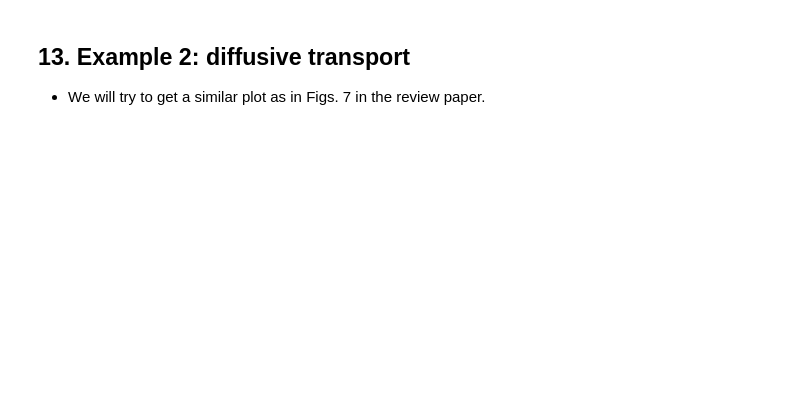
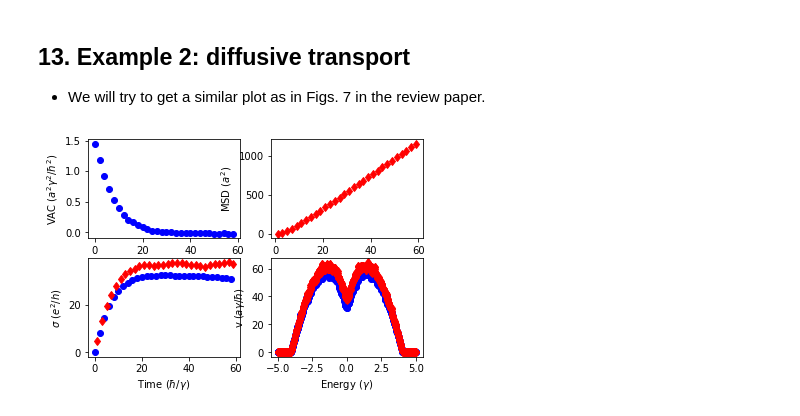
Before and after one commit to brucefan1983/LSQT-Jupyter, a Jupyter notebook: LSQT.ipynb, the cells around one changed output. Cells and saved outputs as stored; diff of their text form; code cells hidden in the pictures; blank space fills up the shorter version.

```diff
--- a/LSQT.ipynb
+++ b/LSQT.ipynb
@@ -388,3 +388,51 @@ plt.show()
 # %% [markdown]
 ## 13. Example 2: diffusive transport
 * We will try to get a similar plot as in Figs. 7 in the review paper.
+# %%
+# (1) Prepare some parameters
+Nx = 20000                         # length
+Ny = 50                            # width
+W = 1.0                            # disordered
+E_max = 5.1                        # energy scaling factor
+M = 1000                           # number of Chebyshev moments
+E = np.linspace(-5, 5, num = 1001) # energy points
+Nt = 30                            # number of time steps
+dt = np.ones(Nt) * 2.0             # time steps
+t_VAC = np.arange(0.0, 60.0, 2.0)  # time for VAC
+t_MSD = t_VAC + 1.0                # time for MSD
+
+# (2) Calculate physical quantities
+H, V = find_H(Nx, Ny, W)                        # Hamiltonian and velocity
+phi = create_state(Nx * Ny)                     # initial random vector
+DOS = find_dos(M, E_max, E/E_max, H/E_max, phi) # DOS
+VAC, sigma_from_VAC = find_vac(M, E_max, dt*E_max, E/E_max, H/E_max, V, phi, DOS)
+MSD, sigma_from_MSD = find_msd(M, E_max, dt*E_max, E/E_max, H/E_max, V/E_max, phi, DOS)
+
+# (3) Plot a similar figure as in Fig. 7 in the review paper
+plt.figure
+
+ax1 = plt.subplot(2, 2, 1)
+plt.plot(t_VAC, VAC[:, 501], 'bo')
+plt.xlabel('Time ($\hbar/\gamma$)')
+plt.ylabel('VAC ($a^2\gamma^2/\hbar^2$)')
+
+ax2 = plt.subplot(2, 2, 2)
+plt.plot(t_MSD, MSD[:, 501], 'rd')
+plt.xlabel('Time ($\hbar/\gamma$)')
+plt.ylabel('MSD ($a^2$)')
+
+ax3 = plt.subplot(2, 2, 3)
+plt.plot(t_VAC, sigma_from_VAC[:, 501], 'bo')
+plt.plot(t_MSD, sigma_from_MSD[:, 501], 'rd')
+plt.xlabel('Time ($\hbar/\gamma$)')
+plt.ylabel('$\sigma$ ($e^2/h$)')
+
+ax4 = plt.subplot(2, 2, 4)
+plt.plot(E, np.amax(sigma_from_VAC, axis=0), 'bo')
+plt.plot(E, np.amax(sigma_from_MSD, axis=0), 'rd')
+plt.xlabel('Energy ($\gamma$)')
+plt.ylabel('v ($a\gamma/\hbar$)')
+
+plt.show()
+# %% [output]
+[figure, added]
```
Also changed, not shown: parts of 1 cell of this notebook.
